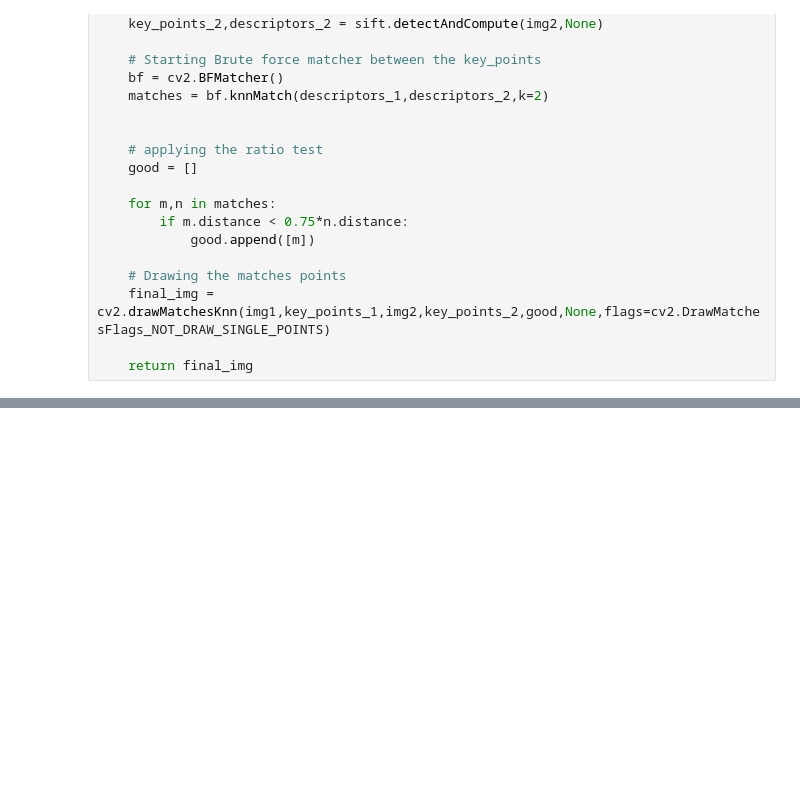
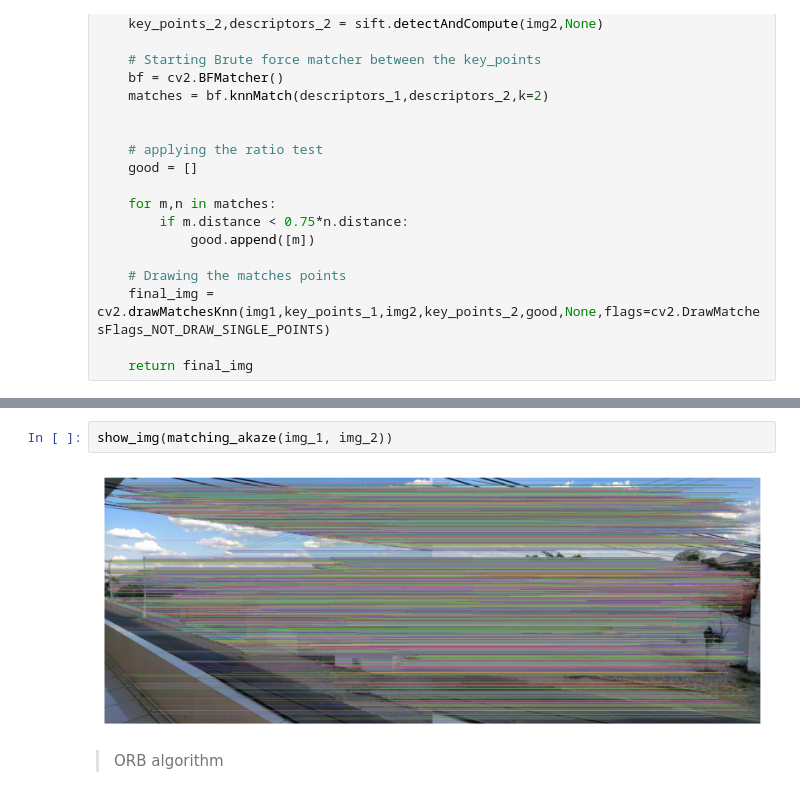
Before and after one commit to RichardeLira/Computer-Vision-Course, a Jupyter notebook: Task_05/Task_05.ipynb, the cells around one changed output, grey strips where cells are left out. Cells and saved outputs as stored; diff of their text form; blank space fills up the shorter version.

Commit message:
Addding new algorithms to detect points

```diff
--- a/Task_05/Task_05.ipynb
+++ b/Task_05/Task_05.ipynb
@@ -48,0 +133,6 @@ show_img(matching_sift(img_1,img_2, n_features =3000, edgeThreshold=15))
+# %%
+show_img(matching_akaze(img_1, img_2))
+# %% [output]
+[figure, added]
+# %% [markdown]
+>  ORB algorithm
```
Also changed, not shown: parts of 17 cells of this notebook.
